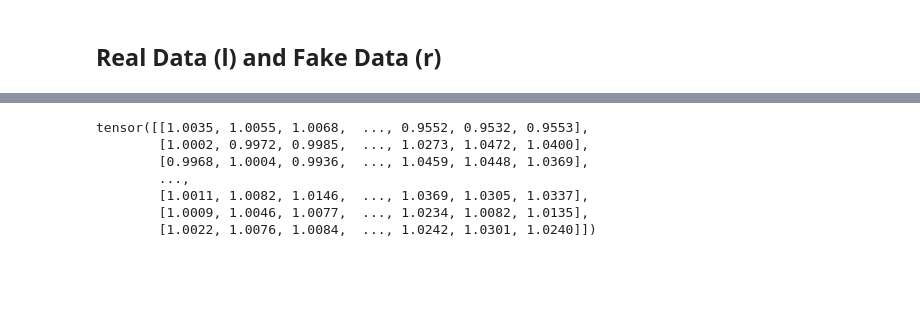
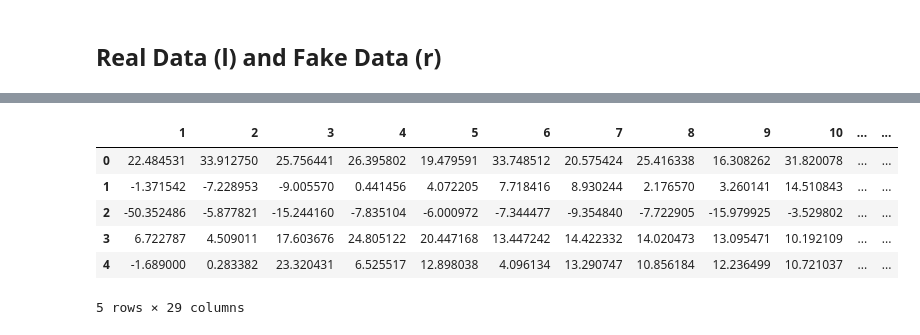
Before and after one commit to Sondringsen/master-thesis, a Jupyter notebook: src/models/data_generating_models/TimeCausalVAE/notebooks/sondre_test.ipynb, the cells around one changed output, grey strips where cells are left out. Drawn from its saved outputs; the diff is of its cells as text; code cells hidden in the pictures; blank space fills up the shorter version.

```diff
--- a/src/models/data_generating_models/TimeCausalVAE/notebooks/sondre_test.ipynb
+++ b/src/models/data_generating_models/TimeCausalVAE/notebooks/sondre_test.ipynb
@@ -311,10 +232,10 @@ tensor([[1.0035, 1.0055, 1.0068,  ..., 0.9552, 0.9532, 0.9553],
-# %%
-print(fake_data.squeeze(-1))
-# %% [output]
-tensor([[1.0035, 1.0055, 1.0068,  ..., 0.9552, 0.9532, 0.9553],
-        [1.0002, 0.9972, 0.9985,  ..., 1.0273, 1.0472, 1.0400],
-        [0.9968, 1.0004, 0.9936,  ..., 1.0459, 1.0448, 1.0369],
-        ...,
-        [1.0011, 1.0082, 1.0146,  ..., 1.0369, 1.0305, 1.0337],
-        [1.0009, 1.0046, 1.0077,  ..., 1.0234, 1.0082, 1.0135],
-        [1.0022, 1.0076, 1.0084,  ..., 1.0242, 1.0301, 1.0240]])
+# %%
+df_post_processed.head()
+# %% [output]
+|  | 1 | 2 | 3 | 4 | 5 | 6 | 7 | 8 | 9 | 10 | ... | ... |
+| 0 | 22.484531 | 33.912750 | 25.756441 | 26.395802 | 19.479591 | 33.748512 | 20.575424 | 25.416338 | 16.308262 | 31.820078 | ... | ... |
+| 1 | -1.371542 | -7.228953 | -9.005570 | 0.441456 | 4.072205 | 7.718416 | 8.930244 | 2.176570 | 3.260141 | 14.510843 | ... | ... |
+| 2 | -50.352486 | -5.877821 | -15.244160 | -7.835104 | -6.000972 | -7.344477 | -9.354840 | -7.722905 | -15.979925 | -3.529802 | ... | ... |
+| 3 | 6.722787 | 4.509011 | 17.603676 | 24.805122 | 20.447168 | 13.447242 | 14.422332 | 14.020473 | 13.095471 | 10.192109 | ... | ... |
+| 4 | -1.689000 | 0.283382 | 23.320431 | 6.525517 | 12.898038 | 4.096134 | 13.290747 | 10.856184 | 12.236499 | 10.721037 | ... | ... |
+5 rows × 29 columns
```
Also changed, not shown: parts of 10 cells of this notebook, 12 other files.
